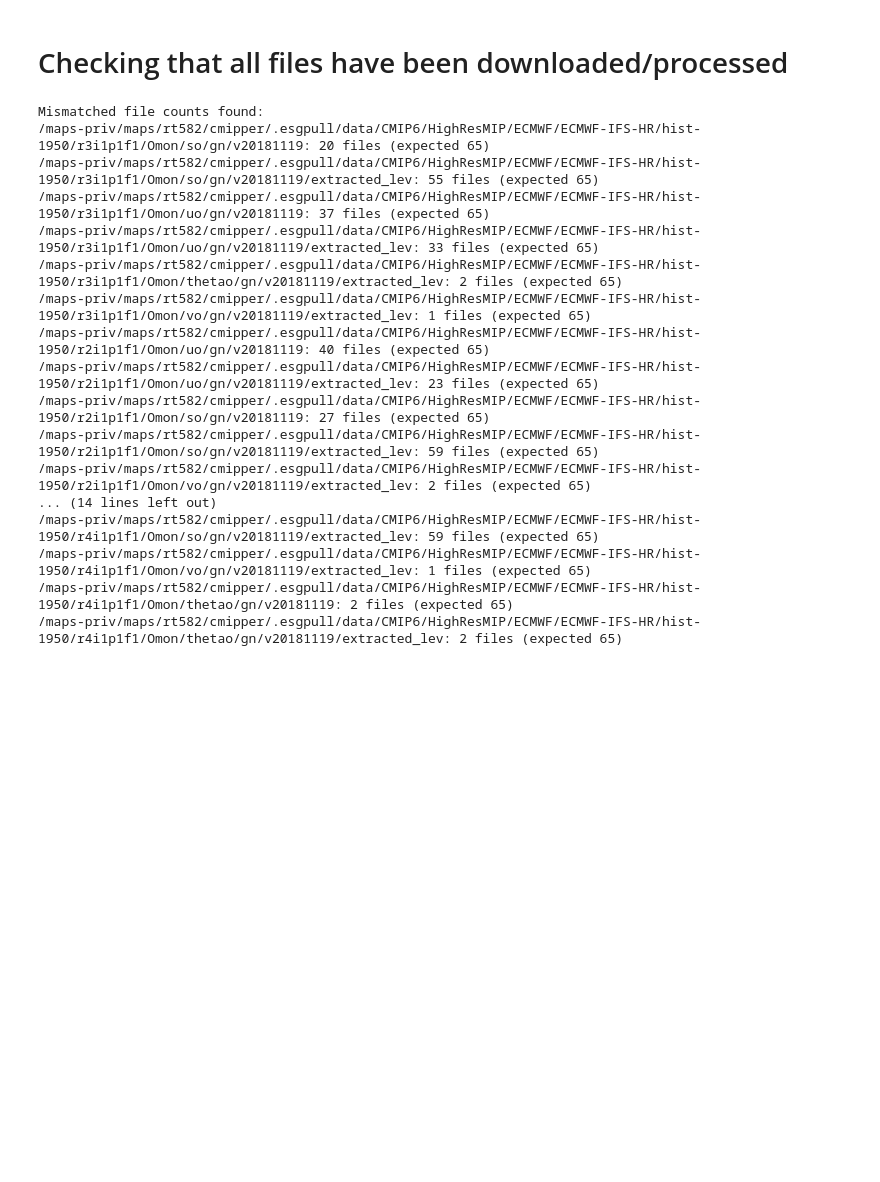
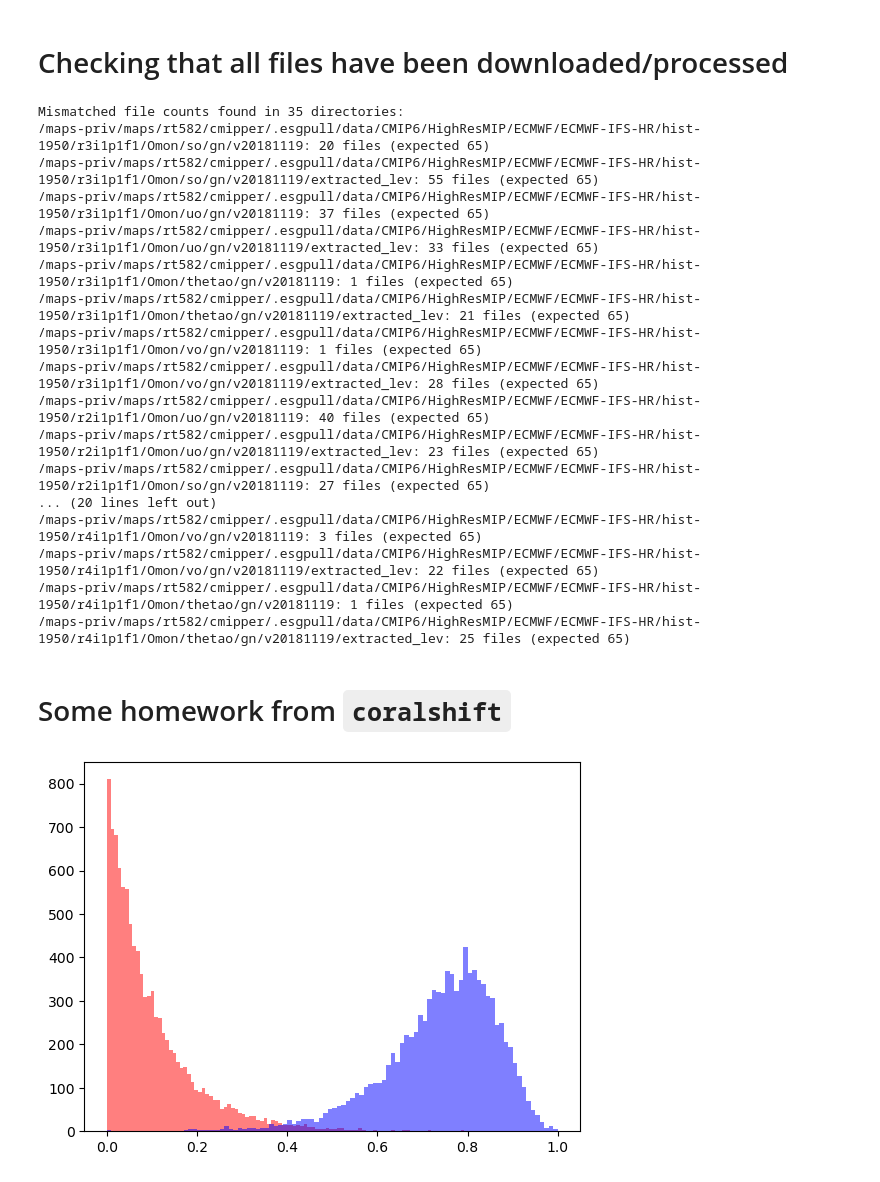
Before and after one commit to orlando-code/cmipper, a Jupyter notebook: notebooks/dev/esgpull_integration.ipynb, the cells around one changed output. Saved outputs shown, nothing was run; the diff lists cells and outputs as text; code cells hidden in the pictures; blank space fills up the shorter version.

Commit message:
expansive addition since it's been a while – I know it's not good practice

```diff
--- a/notebooks/dev/esgpull_integration.ipynb
+++ b/notebooks/dev/esgpull_integration.ipynb
@@ -527,6 +529,7 @@ def check_file_counts(main_dir: Path, expected_count: int = 65):
     """
     mismatch_counts = {}
 
+    num_counts = 0
     # Loop through each subdirectory in main directory
     for subdir in main_dir.glob("**/"):
         # Only check if it is a lowest-level directory with .nc files
@@ -535,9 +538,10 @@ def check_file_counts(main_dir: Path, expected_count: int = 65):
             file_count = len(nc_files)
             if file_count != expected_count:
                 mismatch_counts[subdir] = file_count
+                num_counts += 1
 
     if mismatch_counts:
-        print("Mismatched file counts found:")
+        print(f"Mismatched file counts found in {num_counts} directories:")
         for subdir, count in mismatch_counts.items():
             print(f"{subdir}: {count} files (expected {expected_count})")
     else:
@@ -548,20 +552,53 @@ def check_file_counts(main_dir: Path, expected_count: int = 65):
 
 mismatches = check_file_counts(config.ESGPULL_DATA_DIR / "CMIP6", expected_count=65)
 # %% [output]
-Mismatched file counts found:
+Mismatched file counts found in 35 directories:
 /maps-priv/maps/rt582/cmipper/.esgpull/data/CMIP6/HighResMIP/ECMWF/ECMWF-IFS-HR/hist-1950/r3i1p1f1/Omon/so/gn/v20181119: 20 files (expected 65)
 /maps-priv/maps/rt582/cmipper/.esgpull/data/CMIP6/HighResMIP/ECMWF/ECMWF-IFS-HR/hist-1950/r3i1p1f1/Omon/so/gn/v20181119/extracted_lev: 55 files (expected 65)
 /maps-priv/maps/rt582/cmipper/.esgpull/data/CMIP6/HighResMIP/ECMWF/ECMWF-IFS-HR/hist-1950/r3i1p1f1/Omon/uo/gn/v20181119: 37 files (expected 65)
 /maps-priv/maps/rt582/cmipper/.esgpull/data/CMIP6/HighResMIP/ECMWF/ECMWF-IFS-HR/hist-1950/r3i1p1f1/Omon/uo/gn/v20181119/extracted_lev: 33 files (expected 65)
-/maps-priv/maps/rt582/cmipper/.esgpull/data/CMIP6/HighResMIP/ECMWF/ECMWF-IFS-HR/hist-1950/r3i1p1f1/Omon/thetao/gn/v20181119/extracted_lev: 2 files (expected 65)
-/maps-priv/maps/rt582/cmipper/.esgpull/data/CMIP6/HighResMIP/ECMWF/ECMWF-IFS-HR/hist-1950/r3i1p1f1/Omon/vo/gn/v20181119/extracted_lev: 1 files (expected 65)
+/maps-priv/maps/rt582/cmipper/.esgpull/data/CMIP6/HighResMIP/ECMWF/ECMWF-IFS-HR/hist-1950/r3i1p1f1/Omon/thetao/gn/v20181119: 1 files (expected 65)
+/maps-priv/maps/rt582/cmipper/.esgpull/data/CMIP6/HighResMIP/ECMWF/ECMWF-IFS-HR/hist-1950/r3i1p1f1/Omon/thetao/gn/v20181119/extracted_lev: 21 files (expected 65)
+/maps-priv/maps/rt582/cmipper/.esgpull/data/CMIP6/HighResMIP/ECMWF/ECMWF-IFS-HR/hist-1950/r3i1p1f1/Omon/vo/gn/v20181119: 1 files (expected 65)
+/maps-priv/maps/rt582/cmipper/.esgpull/data/CMIP6/HighResMIP/ECMWF/ECMWF-IFS-HR/hist-1950/r3i1p1f1/Omon/vo/gn/v20181119/extracted_lev: 28 files (expected 65)
 /maps-priv/maps/rt582/cmipper/.esgpull/data/CMIP6/HighResMIP/ECMWF/ECMWF-IFS-HR/hist-1950/r2i1p1f1/Omon/uo/gn/v20181119: 40 files (expected 65)
 /maps-priv/maps/rt582/cmipper/.esgpull/data/CMIP6/HighResMIP/ECMWF/ECMWF-IFS-HR/hist-1950/r2i1p1f1/Omon/uo/gn/v20181119/extracted_lev: 23 files (expected 65)
 /maps-priv/maps/rt582/cmipper/.esgpull/data/CMIP6/HighResMIP/ECMWF/ECMWF-IFS-HR/hist-1950/r2i1p1f1/Omon/so/gn/v20181119: 27 files (expected 65)
-/maps-priv/maps/rt582/cmipper/.esgpull/data/CMIP6/HighResMIP/ECMWF/ECMWF-IFS-HR/hist-1950/r2i1p1f1/Omon/so/gn/v20181119/extracted_lev: 59 files (expected 65)
-/maps-priv/maps/rt582/cmipper/.esgpull/data/CMIP6/HighResMIP/ECMWF/ECMWF-IFS-HR/hist-1950/r2i1p1f1/Omon/vo/gn/v20181119/extracted_lev: 2 files (expected 65)
-... (14 lines left out)
-/maps-priv/maps/rt582/cmipper/.esgpull/data/CMIP6/HighResMIP/ECMWF/ECMWF-IFS-HR/hist-1950/r4i1p1f1/Omon/so/gn/v20181119/extracted_lev: 59 files (expected 65)
-/maps-priv/maps/rt582/cmipper/.esgpull/data/CMIP6/HighResMIP/ECMWF/ECMWF-IFS-HR/hist-1950/r4i1p1f1/Omon/vo/gn/v20181119/extracted_lev: 1 files (expected 65)
-/maps-priv/maps/rt582/cmipper/.esgpull/data/CMIP6/HighResMIP/ECMWF/ECMWF-IFS-HR/hist-1950/r4i1p1f1/Omon/thetao/gn/v20181119: 2 files (expected 65)
-/maps-priv/maps/rt582/cmipper/.esgpull/data/CMIP6/HighResMIP/ECMWF/ECMWF-IFS-HR/hist-1950/r4i1p1f1/Omon/thetao/gn/v20181119/extracted_lev: 2 files (expected 65)
+... (20 lines left out)
+/maps-priv/maps/rt582/cmipper/.esgpull/data/CMIP6/HighResMIP/ECMWF/ECMWF-IFS-HR/hist-1950/r4i1p1f1/Omon/vo/gn/v20181119: 3 files (expected 65)
+/maps-priv/maps/rt582/cmipper/.esgpull/data/CMIP6/HighResMIP/ECMWF/ECMWF-IFS-HR/hist-1950/r4i1p1f1/Omon/vo/gn/v20181119/extracted_lev: 22 files (expected 65)
+/maps-priv/maps/rt582/cmipper/.esgpull/data/CMIP6/HighResMIP/ECMWF/ECMWF-IFS-HR/hist-1950/r4i1p1f1/Omon/thetao/gn/v20181119: 1 files (expected 65)
+/maps-priv/maps/rt582/cmipper/.esgpull/data/CMIP6/HighResMIP/ECMWF/ECMWF-IFS-HR/hist-1950/r4i1p1f1/Omon/thetao/gn/v20181119/extracted_lev: 25 files (expected 65)
+# %% [markdown]
+# Some homework from `coralshift`
+# %%
+def log_transform_y(y, epsilon=1e-5):
+    """
+    Applies a log transformation to the target variable y, while ensuring the output remains between 0 and 1.
+
+    Parameters:
+        y (array-like): The target data array with values between 0 and 1.
+        epsilon (float): Small constant to prevent taking log of zero, default is 1e-5.
+
+    Returns:
+        transformed_y (array-like): Log-transformed target data scaled to the range [0, 1].
+    """
+    # Scale y to a range that avoids exact zero (e.g., [epsilon, 1]) to prevent log(0)
+    y_scaled = (y * (1 - epsilon)) + epsilon
+
+    # Apply log transformation
+    y_log = np.log(y_scaled)
+
+    # Rescale to [0, 1] after log transformation
+    y_min, y_max = y_log.min(), y_log.max()
+    transformed_y = (y_log - y_min) / (y_max - y_min)
+
+    return transformed_y
+
+
+
+# generate me a dataset between 0 and 1 highly skewed towards low values
+plt.hist(y, alpha=0.5, bins=100, color="r");
+plt.hist(log_transform_y(y), alpha=0.5, bins=100, color="b");
+# %% [output]
+[figure, added]
```
Also changed, not shown: parts of 4 cells of this notebook, 9 other files.
